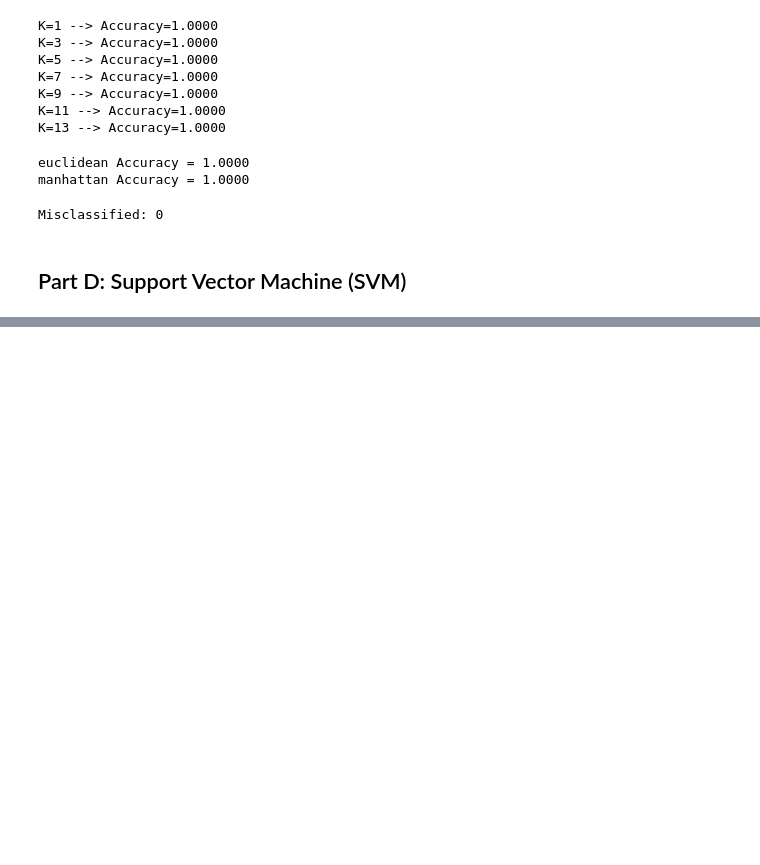
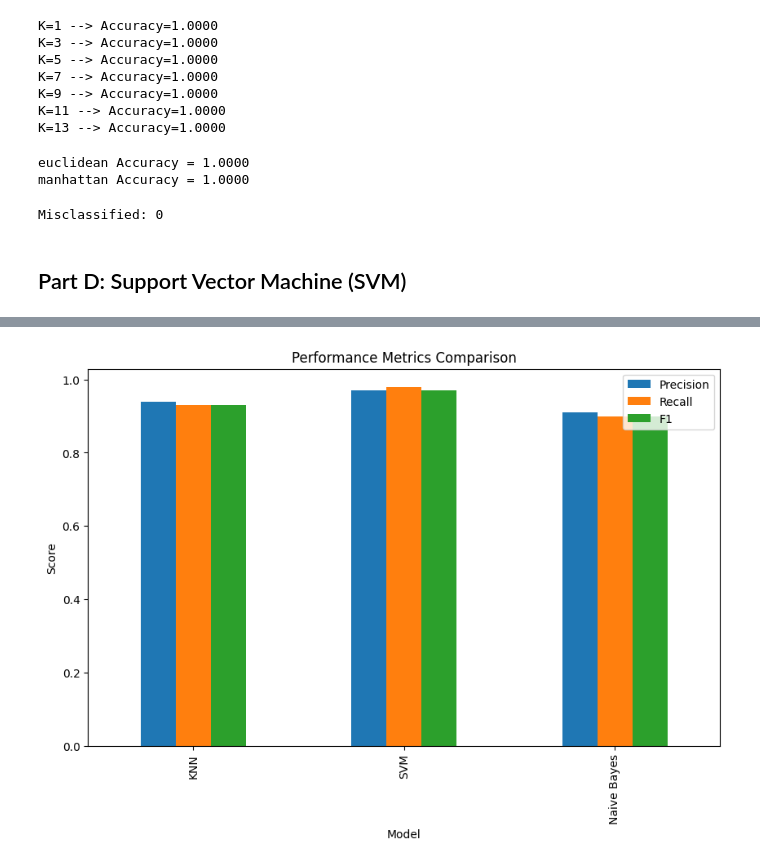
Before and after one commit to Abhiraj14206/Supervised-Learning, a Jupyter notebook: Exam 4/Exam4(code).ipynb, the cells around one changed output, grey strips where cells are left out. Cells and saved outputs as stored; diff of their text form; code cells hidden in the pictures; blank space fills up the shorter version.

```diff
--- a/Exam 4/Exam4(code).ipynb
+++ b/Exam 4/Exam4(code).ipynb
@@ -277,0 +595,21 @@ Misclassified: 0
+# %%
+import pandas as pd
+import matplotlib.pyplot as plt
+
+results = pd.DataFrame({
+    'Model':['KNN','SVM','Naive Bayes'],
+    'Precision':[0.94,0.97,0.91],
+    'Recall':[0.93,0.98,0.90],
+    'F1':[0.93,0.97,0.90]
+})
+results.set_index(
+    'Model'
+).plot(
+    kind='bar',
+    figsize=(10,6)
+)
+plt.title("Performance Metrics Comparison")
+plt.ylabel("Score")
+plt.show()
+# %% [output]
+[figure, added]
```
Also changed, not shown: parts of 28 cells of this notebook, 1 other file.
